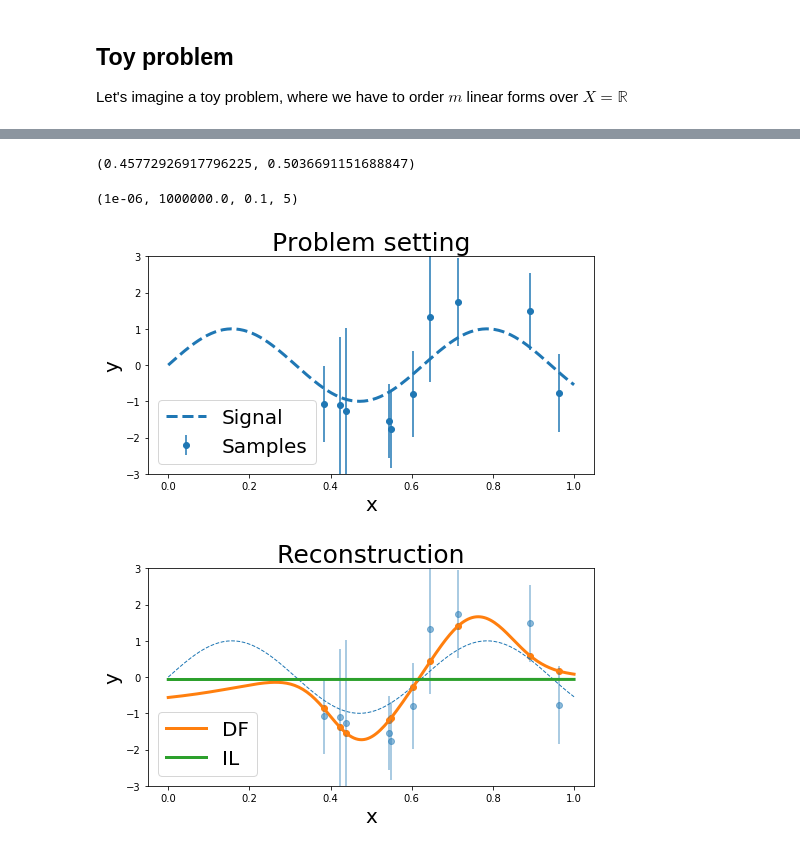
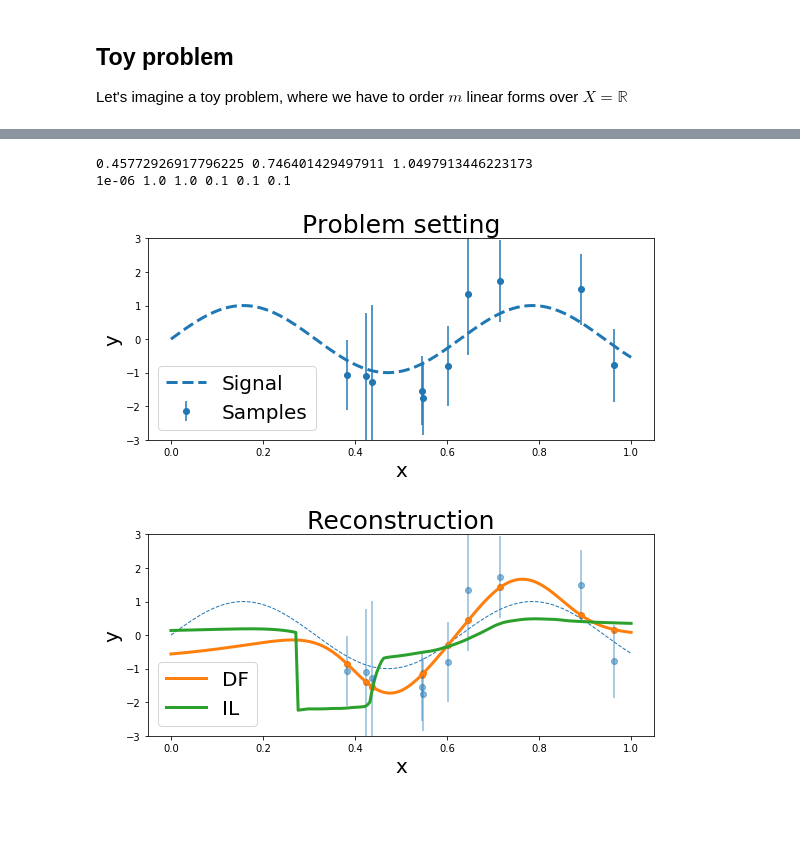
Before and after one commit to VivienCabannes/partial_labelling, a Jupyter notebook: notebooks/interval_regression.ipynb, the cells around one changed output, grey strips where cells are left out. Drawn from its saved outputs; the diff is of its cells as text; code cells hidden in the pictures; blank space fills up the shorter version.

```diff
--- a/notebooks/interval_regression.ipynb
+++ b/notebooks/interval_regression.ipynb
@@ -40,20 +33,16 @@ def l2_loss(A, B):
     dist += np.sum(B ** 2, axis=1)
     return dist
 # %%
-kernel = KernelComputer('Gaussian', sigma=1)
+kernel_type = 'Gaussian'  # "Laplacian"
 sigmas = [5, 1, 5e-1, 1e-1, 5e-2, 1e-2]
-lambdas = [1e9, 1e6, 1e3, 1e0, 1e-3, 1e-6, ]
-
-# kernel = KernelComputer('Laplacian', sigma=1)
-# sigmas = [1e-1, 5e-2, 1e-2, 5e-3]
-# lambdas = [1e9, 1e6, 1e3, 1e0, 1e-3, 1e-6]
+sigmas = [1e-1]
+lambdas = [1e6, 1e3, 1e0, 1e-3, 1e-6, 1e-9, 1e-12]
 # %%
+kernel = KernelComputer(kernel_type, sigma=1)
 kernel_reg = KernelRegressor(kernel)
 kernel_reg.set_support(x_train)
 
-best_err_df, best_err_il = np.inf, np.inf
-best_s_df, best_s_il = None, None
-best_l_df, best_l_il = None, None
+best_err_df, best_err_il, best_err_ac = 3 * (np.inf,)
 
 for sigma in sigmas:
     kernel_reg.update_sigma(sigma)
@@ -68,21 +57,27 @@ for sigma in sigmas:
 
         y_df = alpha @ y_dis
         y_il = IL.disambiguation(alpha, S_train, 10e-6, 10e3, projection_il_ir)
+        y_ac = alpha @ c_train
 
         err_df = np.diag(l2_loss(y_df, y_test)).mean()
         err_il = np.diag(l2_loss(y_il, y_test)).mean()
+        err_ac = np.diag(l2_loss(y_ac, y_test)).mean()
 
         if err_df < best_err_df:
             best_err_df = err_df
+            best_y_df = y_df
             best_dis = y_dis
             best_s_df = sigma
             best_l_df = lambd
-            best_y_df = y_df
-
         if err_il < best_err_il:
             best_err_il = err_il
+            best_y_il = y_il
             best_s_il = sigma
             best_l_il = lambd
-            best_y_il = y_il
-        print('here')
+        if err_ac < best_err_ac:
+            best_err_ac = err_ac
+            best_y_ac = y_ac
+            best_s_ac = sigma
+            best_l_ac = lambd
+        print('')
 # %% [output]
@@ -119,34 +91,36 @@ d, = ax.plot(x_test.squeeze(), best_y_il.squeeze(), linestyle="-", linewidth=3,
-# %%
-best_err_df, best_err_il
-# %% [output]
-(0.45772926917796225, 0.5036691151688847)
-# %%
-best_l_df, best_l_il, best_s_df, best_s_il
-# %% [output]
-(1e-06, 1000000.0, 0.1, 5)
+# %%
+print(best_err_df, best_err_il, best_err_ac)
+print(best_l_df, best_l_il, best_l_ac, best_s_df, best_s_il, best_s_ac)
+# %% [output]
+0.45772926917796225 0.746401429497911 1.0497913446223173
+1e-06 1.0 1.0 0.1 0.1 0.1
 # %%
 fig1, ax1 = plt.subplots(figsize=(8, 4))
 a = ax1.errorbar(x_train.squeeze(), c_train.squeeze(), yerr=r_train, fmt='o', color="C0")
 b, = ax1.plot(x_test.squeeze(), y_test.squeeze(), linestyle="--", linewidth=3, color="C0")
 ax1.legend([b, a], ["Signal", "Samples"], prop={"size": 20})
 ax1.set_title("Problem setting", size=25)
 ax1.set_xlabel("x", size=20)
 ax1.set_ylabel("y", size=20)
 ax1.set_ylim(-3, 3)
+fig1.tight_layout()
 
 fig2, ax2 = plt.subplots(figsize=(8, 4))
-a, = ax2.plot(x_test.squeeze(), y_test.squeeze(), linestyle="--", linewidth=1, color="C0")
+ax2.plot(x_test.squeeze(), y_test.squeeze(), linestyle="--", linewidth=1, color="C0")
 ax2.errorbar(x_train.squeeze(), c_train.squeeze(), yerr=r_train, fmt='o', color="C0", alpha=.5)
-b, = ax2.plot(x_test.squeeze(), best_y_df.squeeze(), linestyle="-", linewidth=3, color="C1")
+a, = ax2.plot(x_test.squeeze(), best_y_df.squeeze(), linestyle="-", linewidth=3, color="C1")
 ax2.scatter(x_train.squeeze(), best_dis.squeeze(), color="C1")
-c, = ax2.plot(x_test.squeeze(), best_y_il.squeeze(), linestyle="-", linewidth=3, color="C2")
-ax2.legend([b, c], ['DF', 'IL'], prop={'size':20})
+b, = ax2.plot(x_test.squeeze(), best_y_il.squeeze(), linestyle="-", linewidth=3, color="C2")
+# c, = ax2.plot(x_test.squeeze(), best_y_ac.squeeze(), linestyle="-", linewidth=3, color="C3")
+ax2.legend([a, b], ['DF', 'IL'], prop={'size':20})
+# ax2.legend([a, b, c], ['DF', 'IL', 'AC'], prop={'size':20})
 ax2.set_title("Reconstruction", size=25)
 ax2.set_xlabel("x", size=20)
 ax2.set_ylabel("y", size=20)
 ax2.set_ylim(-3, 3)
-fig1.savefig('savings/ir/setting.pdf')
-fig2.savefig('savings/ir/reconstruction.pdf')
+fig2.tight_layout()
+# fig1.savefig('savings/ir/setting.pdf')
+# fig2.savefig('savings/ir/reconstruction.pdf')
 # %% [output]
-[figure, old version]
+[figure, new version]
-[figure, old version]
+[figure, new version]
```
Also changed, not shown: parts of 4 cells of this notebook, 3 other files.
